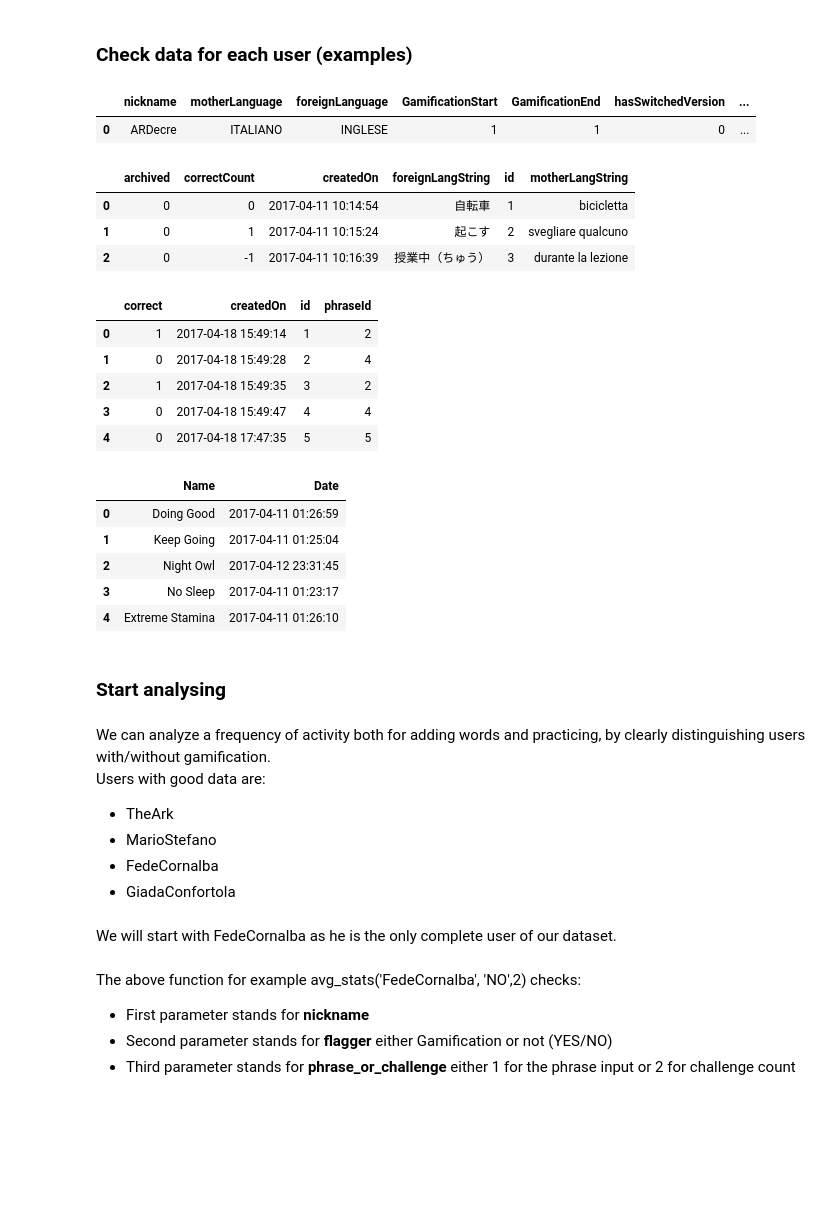
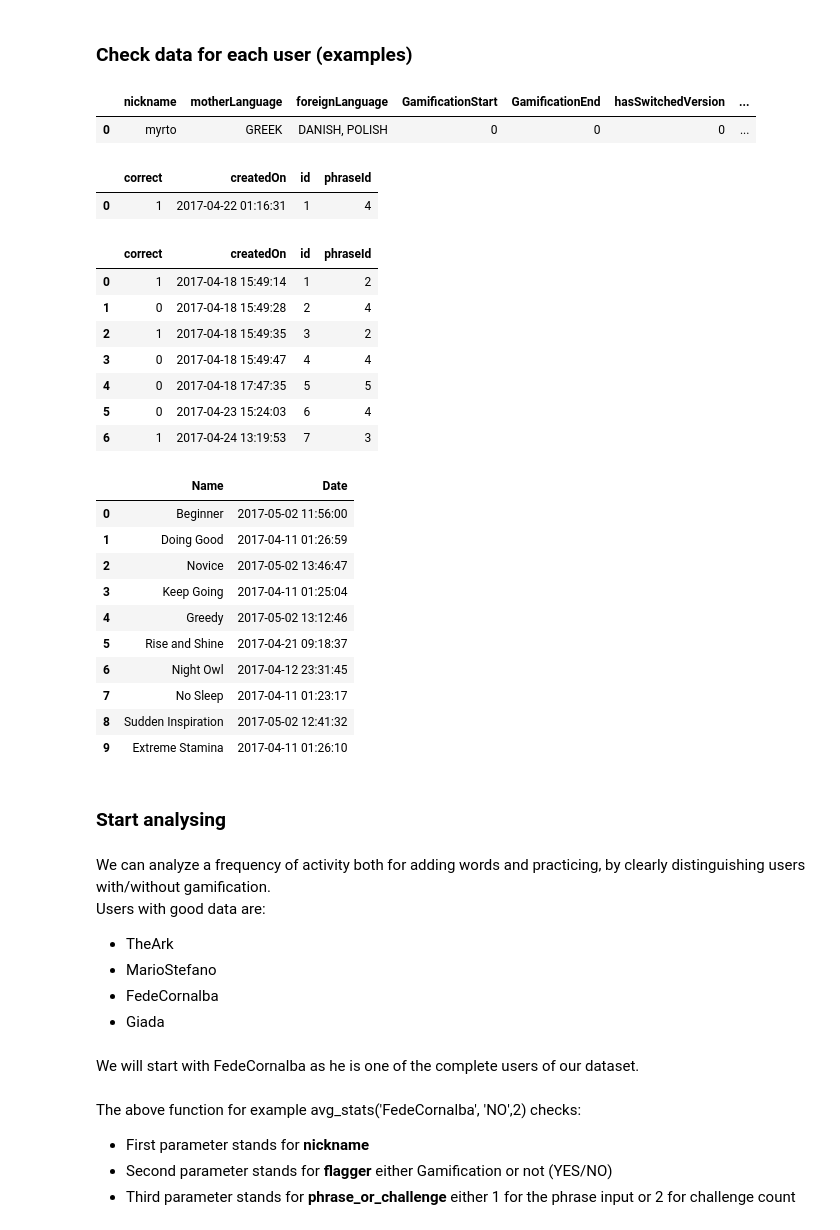
Before and after one commit to rickystream94/personal_data_interaction, a Jupyter notebook: Final_Project/Analysis/User's data analysis.ipynb, the cells around one changed output. Drawn from its saved outputs; the diff is of its cells as text; code cells hidden in the pictures; blank space fills up the shorter version.

Commit message:
fixed errors on empty challenges

```diff
--- a/Final_Project/Analysis/User's data analysis.ipynb
+++ b/Final_Project/Analysis/User's data analysis.ipynb
@@ -95,6 +105,7 @@ def loadUserInfo(nick,flagger):
         if getNickname(filename) == nick and getGamification(filename)== flagger:
             with open('data/'+filename) as json_data:
                 d = json.load(json_data)
+                temp_challenges_df = pd.DataFrame(columns = ['correct','createdOn','id','phraseId'])
 
                 # Created unlocked badges pandas dataframe
                 unlocked_badges = [(badge['badgeName'],badge['createdOn']) for badge in d['badges'] for kk in badge.keys() if kk=='createdOn']
@@ -102,6 +113,7 @@ def loadUserInfo(nick,flagger):
 
                 # Load phrasebook data into a pandas dataframe
                 df_phrasebook = pd.DataFrame(d['phrasebook'])
+                df_phrasebook = pd.concat([temp_challenges_df, df_phrasebook])
 
                 # Load challenges data into a pandas dataframe
                 df_challenges = pd.DataFrame(d['challenges'])
@@ -131,21 +143,19 @@ So when we want to reach a user's info, phrasebook, challenges table and badges
 ### Check data for each user (examples)
 # %%
 # If we want the user info for ARDecre WITH gamification we write
-loadUserInfo('ARDecre', 'YES')[0]
+loadUserInfo('myrto', 'NO')[0]
 # %% [output]
 |  | nickname | motherLanguage | foreignLanguage | GamificationStart | GamificationEnd | hasSwitchedVersion | ... |
-| 0 | ARDecre | ITALIANO | INGLESE | 1 | 1 | 0 | ... |
+| 0 | myrto | GREEK | DANISH, POLISH | 0 | 0 | 0 | ... |
 # %%
 # If we want the phrasebook of Federico WITH gamification we write
-loadUserInfo('Federico', 'YES')[1]
+loadUserInfo('myrto', 'NO')[2]
 # %% [output]
-|  | archived | correctCount | createdOn | foreignLangString | id | motherLangString |
-| 0 | 0 | 0 | 2017-04-11 10:14:54 | 自転車 | 1 | bicicletta |
-| 1 | 0 | 1 | 2017-04-11 10:15:24 | 起こす | 2 | svegliare qualcuno |
-| 2 | 0 | -1 | 2017-04-11 10:16:39 | 授業中（ちゅう） | 3 | durante la lezione |
+|  | correct | createdOn | id | phraseId |
+| 0 | 1 | 2017-04-22 01:16:31 | 1 | 4 |
 # %%
 # If we want the challenges of MarioStefano WITHOUT gamification we write
-loadUserInfo('MarioStefano','NO')[2]
+loadUserInfo('MarioStefano','YES')[2]
 # %% [output]
 |  | correct | createdOn | id | phraseId |
 | 0 | 1 | 2017-04-18 15:49:14 | 1 | 2 |
@@ -153,16 +163,23 @@ loadUserInfo('MarioStefano','NO')[2]
 | 2 | 1 | 2017-04-18 15:49:35 | 3 | 2 |
 | 3 | 0 | 2017-04-18 15:49:47 | 4 | 4 |
 | 4 | 0 | 2017-04-18 17:47:35 | 5 | 5 |
+| 5 | 0 | 2017-04-23 15:24:03 | 6 | 4 |
+| 6 | 1 | 2017-04-24 13:19:53 | 7 | 3 |
 # %%
 # If we want the badges of FedeCornalba WITH gamification we write
 loadUserInfo('FedeCornalba', 'YES')[3]
 # %% [output]
 |  | Name | Date |
-| 0 | Doing Good | 2017-04-11 01:26:59 |
-| 1 | Keep Going | 2017-04-11 01:25:04 |
-| 2 | Night Owl | 2017-04-12 23:31:45 |
-| 3 | No Sleep | 2017-04-11 01:23:17 |
-| 4 | Extreme Stamina | 2017-04-11 01:26:10 |
+| 0 | Beginner | 2017-05-02 11:56:00 |
+| 1 | Doing Good | 2017-04-11 01:26:59 |
+| 2 | Novice | 2017-05-02 13:46:47 |
+| 3 | Keep Going | 2017-04-11 01:25:04 |
+| 4 | Greedy | 2017-05-02 13:12:46 |
+| 5 | Rise and Shine | 2017-04-21 09:18:37 |
+| 6 | Night Owl | 2017-04-12 23:31:45 |
+| 7 | No Sleep | 2017-04-11 01:23:17 |
+| 8 | Sudden Inspiration | 2017-05-02 12:41:32 |
+| 9 | Extreme Stamina | 2017-04-11 01:26:10 |
 # %% [markdown]
 ### Start analysing
 # %% [markdown]
@@ -171,9 +188,9 @@ Users with good data are:
 * TheArk
 * MarioStefano
 * FedeCornalba
-* GiadaConfortola
+* Giada
 # %% [markdown]
-We will start with FedeCornalba as he is the only complete user of our dataset.
+We will start with FedeCornalba as he is one of the complete users of our dataset.
 # %%
 # Create a fuction that calculate the average input words on phrasebook or challenges per user
 def avg_stats(nick, flagger,phrase_or_challenge):
```
Also changed, not shown: parts of 13 cells of this notebook, 9 other files.
